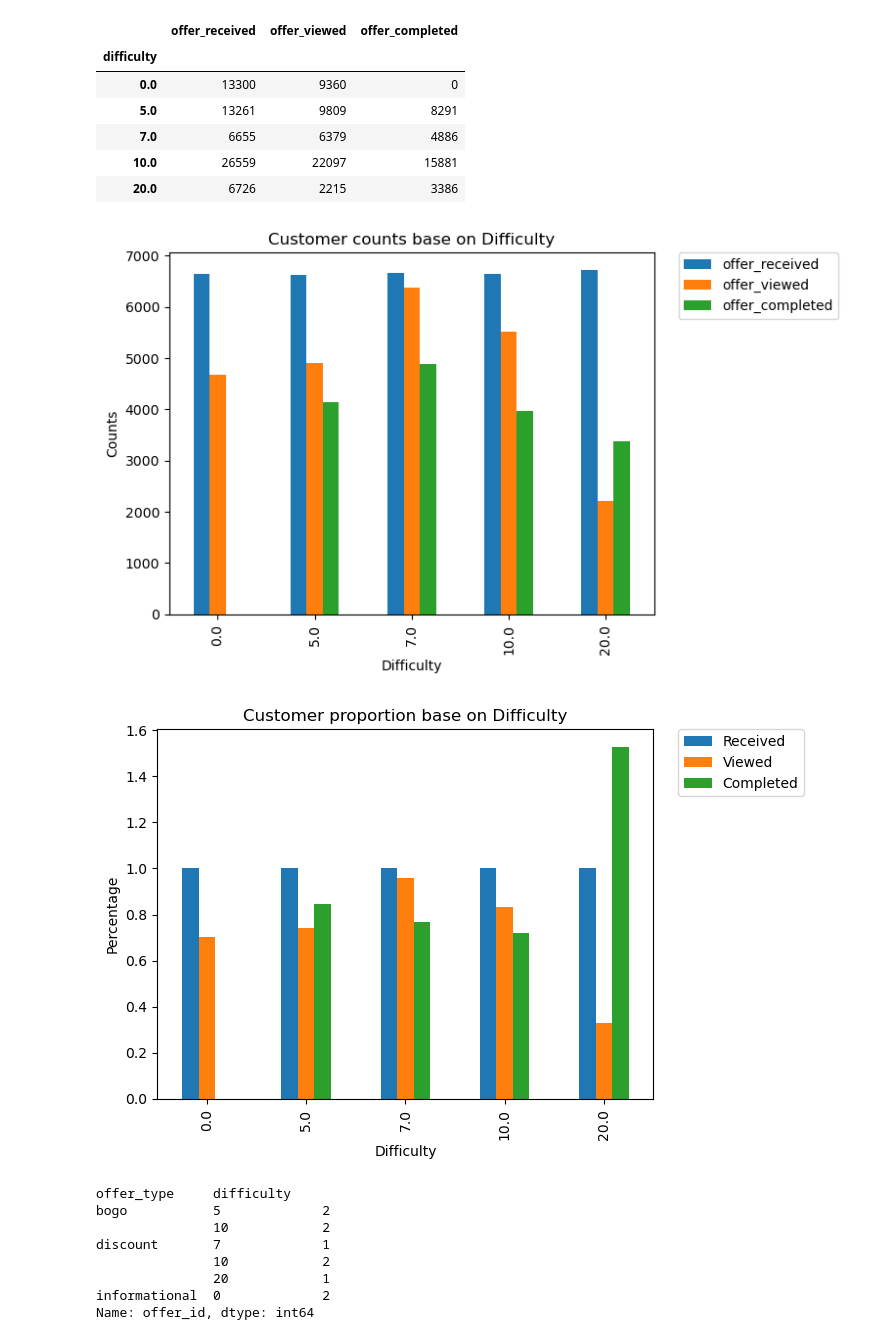
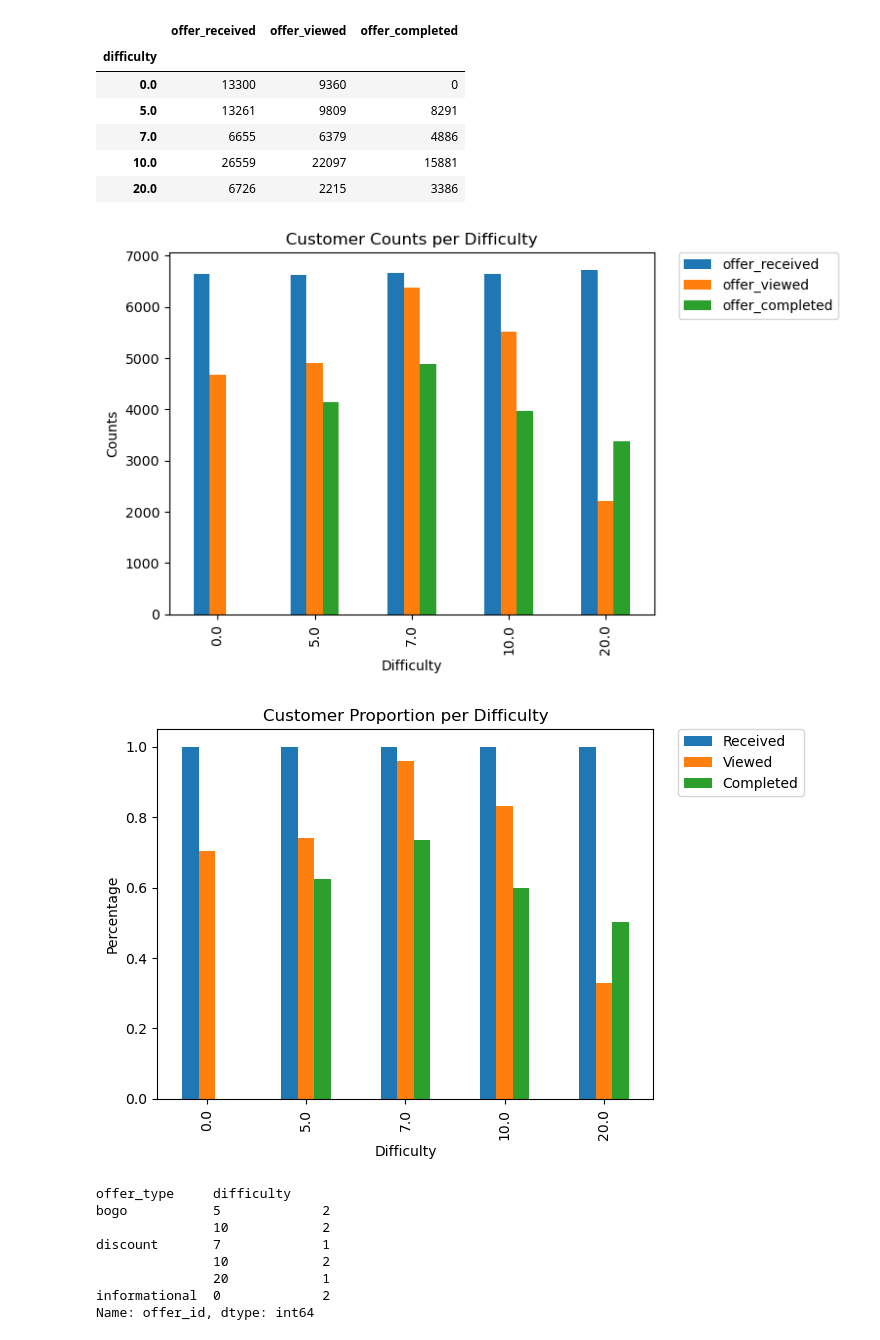
Before and after one commit to fatinshariff/sbcapstone, a Jupyter notebook: Starbucks_Capstone_Project.ipynb, the cells around one changed output. Drawn from its saved outputs; the diff is of its cells as text; code cells hidden in the pictures.

```diff
--- a/Starbucks_Capstone_Project.ipynb
+++ b/Starbucks_Capstone_Project.ipynb
@@ -470,7 +470,7 @@ memory usage: 18.7 MB
 # %%
 #drop all rows contain NA because they are the customer with age~118 that we removed earlier in profile table
 
-transcript.dropna(axis = 0, subset = ['customer_id'], inplace = True)
+transcript.dropna(axis = 0, subset = ['customer_id'], inplace = True, ignore_index=True)
 # %%
 transcript.info()
 # %% [output]
@@ -568,26 +579,26 @@ offer_type_funnel
 # %%
 #divider is the counts of each offer type
 divider = portfolio.difficulty.value_counts().sort_index().values
 #average received,viewed,and completed value for each offer base on their difficulty
 (offer_type_funnel.T/divider).T.plot.bar();
 plt.title("Customer Counts per Difficulty")
 plt.ylabel('Counts')
 plt.xlabel('Difficulty')
 plt.legend(bbox_to_anchor=(1.05, 1),loc='upper left', borderaxespad=0.)
 
 a = pd.Series((offer_type_funnel.T/divider).iloc[0]/(offer_type_funnel.T/divider).iloc[0], name = 'Received')
 b = pd.Series((offer_type_funnel.T/divider).iloc[1]/(offer_type_funnel.T/divider).iloc[0], name = 'Viewed')
-c = pd.Series((offer_type_funnel.T/divider).iloc[2]/(offer_type_funnel.T/divider).iloc[1], name = 'Completed')
+c = pd.Series((offer_type_funnel.T/divider).iloc[2]/(offer_type_funnel.T/divider).iloc[0], name = 'Completed')
 
 ab = pd.merge(a,b, on = 'difficulty')
 pd.merge(ab,c, on = 'difficulty').plot.bar()
 plt.title("Customer Proportion per Difficulty")
 plt.ylabel('Percentage')
 plt.xlabel('Difficulty')
 plt.legend(bbox_to_anchor=(1.05, 1),loc='upper left', borderaxespad=0.);
 # %% [output]
-[figure, old version]
+[figure, new version]
-[figure, old version]
+[figure, new version]
 # %%
 portfolio.groupby(['offer_type','difficulty']).offer_id.count()
 # %% [output]
```
Also changed, not shown: parts of 23 cells of this notebook, 1 other file.
